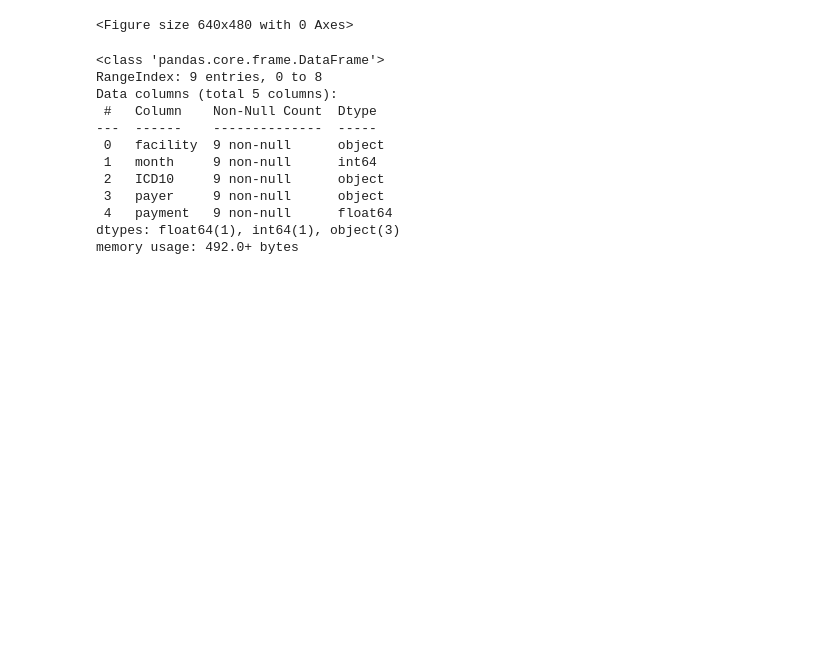
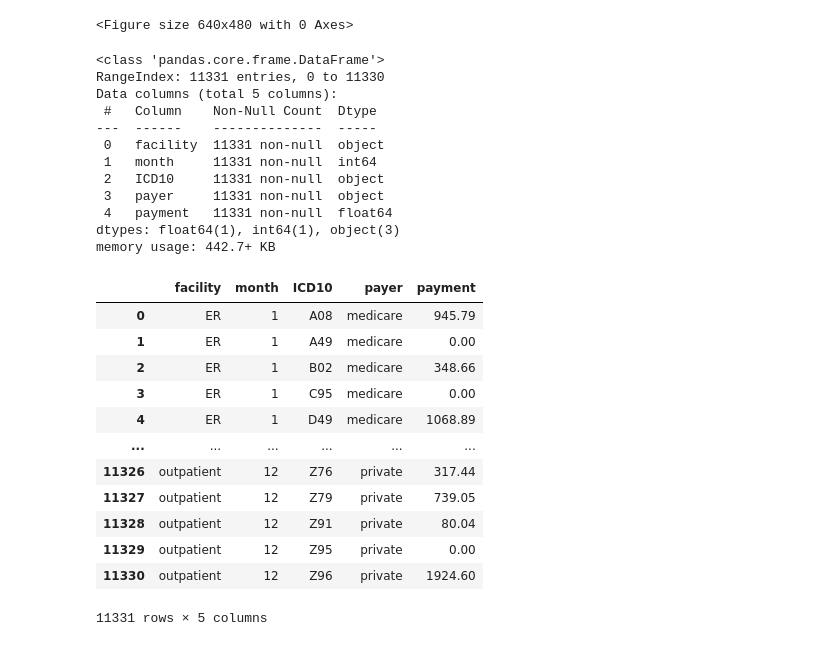
Before and after one commit to mha2112/Insurers, a Jupyter notebook: analysis.ipynb, the cells around one changed output. Drawn from its saved outputs; the diff is of its cells as text; code cells hidden in the pictures; blank space fills up the shorter version.

```diff
--- a/analysis.ipynb
+++ b/analysis.ipynb
@@ -596,24 +599,40 @@ facility  month         ER    hospital  outpatient
 <Figure size 640x480 with 0 Axes>
 # %%
 #prepare dataset for variance analysis(categorical)
-top_payment_month.info()
+top_ICD10_month.info()
 
-top_payment_month['facility'] = top_payment_month['facility'].astype('category')
-top_payment_month['payer'] = top_payment_month['payer'].astype('category')
-top_payment_month['payment'] = top_payment_month['payment'].astype('float')
+top_ICD10_month['facility'] = top_ICD10_month['facility'].astype('category')
+top_ICD10_month['payer'] = top_ICD10_month['payer'].astype('category')
+top_ICD10_month['payment'] = top_ICD10_month['payment'].astype('float')
 # %% [output]
 <class 'pandas.core.frame.DataFrame'>
-RangeIndex: 9 entries, 0 to 8
+RangeIndex: 11331 entries, 0 to 11330
 Data columns (total 5 columns):
  #   Column    Non-Null Count  Dtype
 ---  ------    --------------  -----
- 0   facility  9 non-null      object
- 1   month     9 non-null      int64
- 2   ICD10     9 non-null      object
- 3   payer     9 non-null      object
- 4   payment   9 non-null      float64
+ 0   facility  11331 non-null  object
+ 1   month     11331 non-null  int64
+ 2   ICD10     11331 non-null  object
+ 3   payer     11331 non-null  object
+ 4   payment   11331 non-null  float64
 dtypes: float64(1), int64(1), object(3)
-memory usage: 492.0+ bytes
+memory usage: 442.7+ KB
+# %%
+top_ICD10_month.dropna()
+# %% [output]
+|  | facility | month | ICD10 | payer | payment |
+| 0 | ER | 1 | A08 | medicare | 945.79 |
+| 1 | ER | 1 | A49 | medicare | 0.00 |
+| 2 | ER | 1 | B02 | medicare | 348.66 |
+| 3 | ER | 1 | C95 | medicare | 0.00 |
+| 4 | ER | 1 | D49 | medicare | 1068.89 |
+| ... | ... | ... | ... | ... | ... |
+| 11326 | outpatient | 12 | Z76 | private | 317.44 |
+| 11327 | outpatient | 12 | Z79 | private | 739.05 |
+| 11328 | outpatient | 12 | Z91 | private | 80.04 |
+| 11329 | outpatient | 12 | Z95 | private | 0.00 |
+| 11330 | outpatient | 12 | Z96 | private | 1924.60 |
+11331 rows × 5 columns
 # %%
 import statsmodels.api as sm
 from statsmodels.formula.api import ols
```
Also changed, not shown: parts of 9 cells of this notebook.
